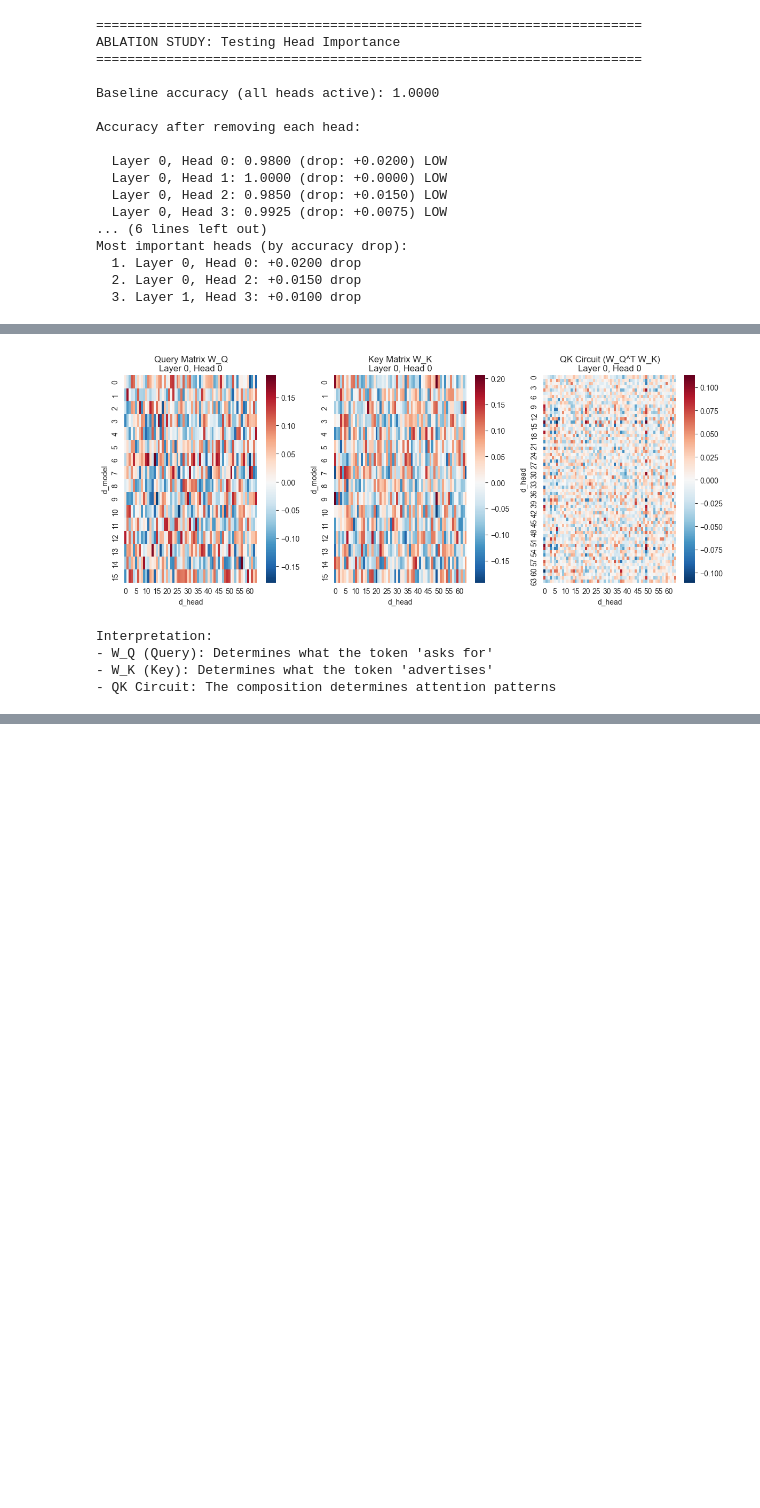
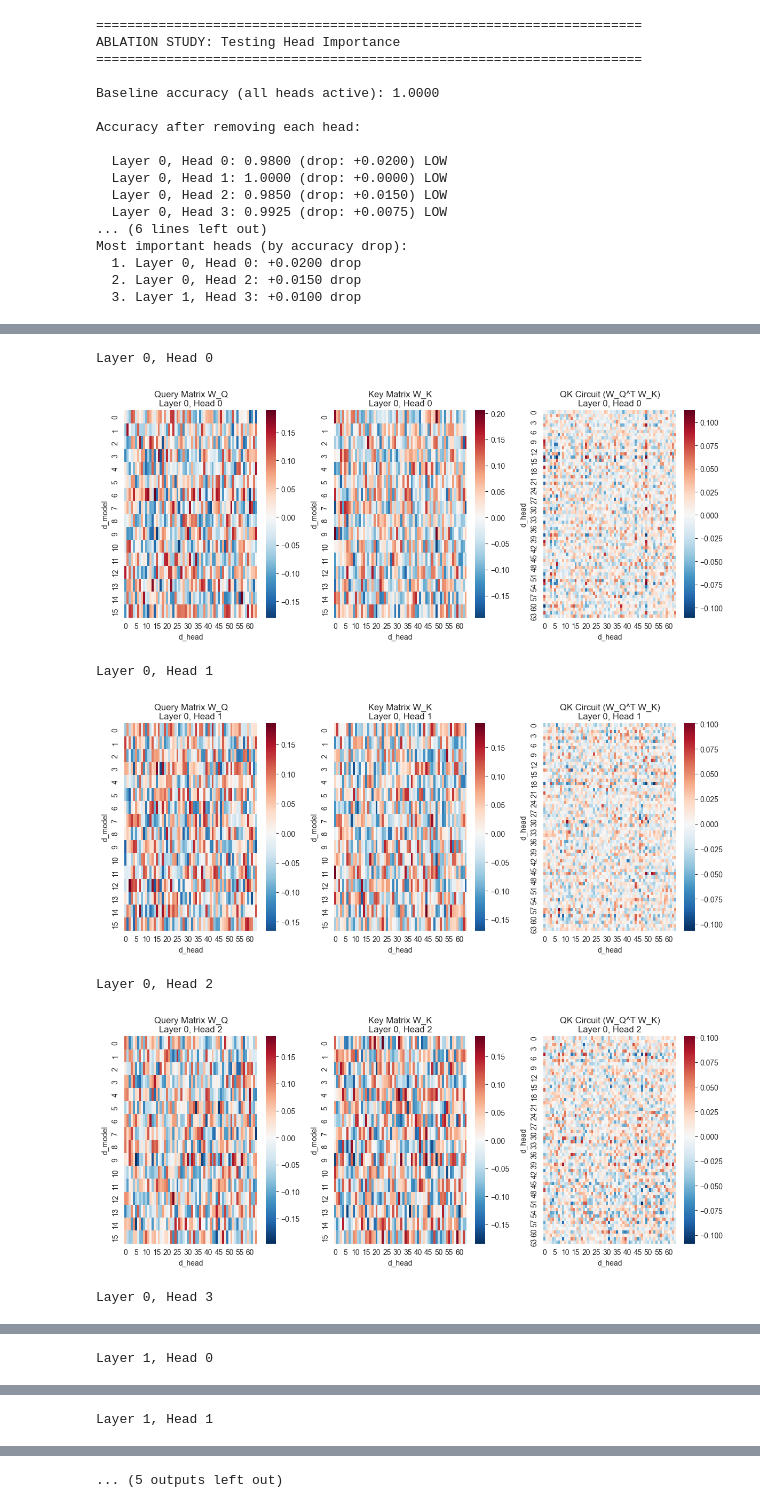
Before and after one commit to banyasp/hw7_mechanistic_interpretability, a Jupyter notebook: main.ipynb, the cells around one changed output, grey strips where cells are left out. Saved outputs shown, nothing was run; the diff lists cells and outputs as text; code cells hidden in the pictures; blank space fills up the shorter version.

```diff
--- a/main.ipynb
+++ b/main.ipynb
@@ -367,16 +367,47 @@ The **QK circuit** (Query-Key) determines *what* each head attends to.
 Let's visualize the weight matrices for the most important head:
 # %%
 # Visualize QK circuit for Layer 0, Head 0 (typically important)
+print("Layer 0, Head 0")
 fig = inspect_qk_circuit(model, layer_idx=0, head_idx=0)
+plt.show()
+
+print("Layer 0, Head 1")
+fig = inspect_qk_circuit(model, layer_idx=0, head_idx=1)
+plt.show()
+
+print("Layer 0, Head 2")
+fig = inspect_qk_circuit(model, layer_idx=0, head_idx=2)
+plt.show()
+
+print("Layer 0, Head 3")
+fig = inspect_qk_circuit(model, layer_idx=0, head_idx=3)
+plt.show()
+
+print("Layer 1, Head 0")
+fig = inspect_qk_circuit(model, layer_idx=1, head_idx=0)
+plt.show()
+
+print("Layer 1, Head 1")
+fig = inspect_qk_circuit(model, layer_idx=1, head_idx=1)
+plt.show()
+
+print("Layer 1, Head 2")
+fig = inspect_qk_circuit(model, layer_idx=1, head_idx=2)
+plt.show()
+
+print("Layer 1, Head 3")
+fig = inspect_qk_circuit(model, layer_idx=1, head_idx=3)
 plt.show()
 
 print("\nInterpretation:")
 print("- W_Q (Query): Determines what the token 'asks for'")
 print("- W_K (Key): Determines what the token 'advertises'")
 print("- QK Circuit: The composition determines attention patterns")
 # %% [output]
+Layer 0, Head 0
 [figure]
-Interpretation:
-- W_Q (Query): Determines what the token 'asks for'
-- W_K (Key): Determines what the token 'advertises'
-- QK Circuit: The composition determines attention patterns
+Layer 0, Head 1
+[figure, added]
+Layer 0, Head 2
+[figure, added]
+Layer 0, Head 3
@@ -382,0 +415 @@ Interpretation:
+Layer 1, Head 0
@@ -382,0 +417 @@ Interpretation:
+Layer 1, Head 1
@@ -382,0 +419 @@ Interpretation:
+... (5 outputs left out)
```
Also changed, not shown: parts of 22 cells of this notebook, 1 other file.
